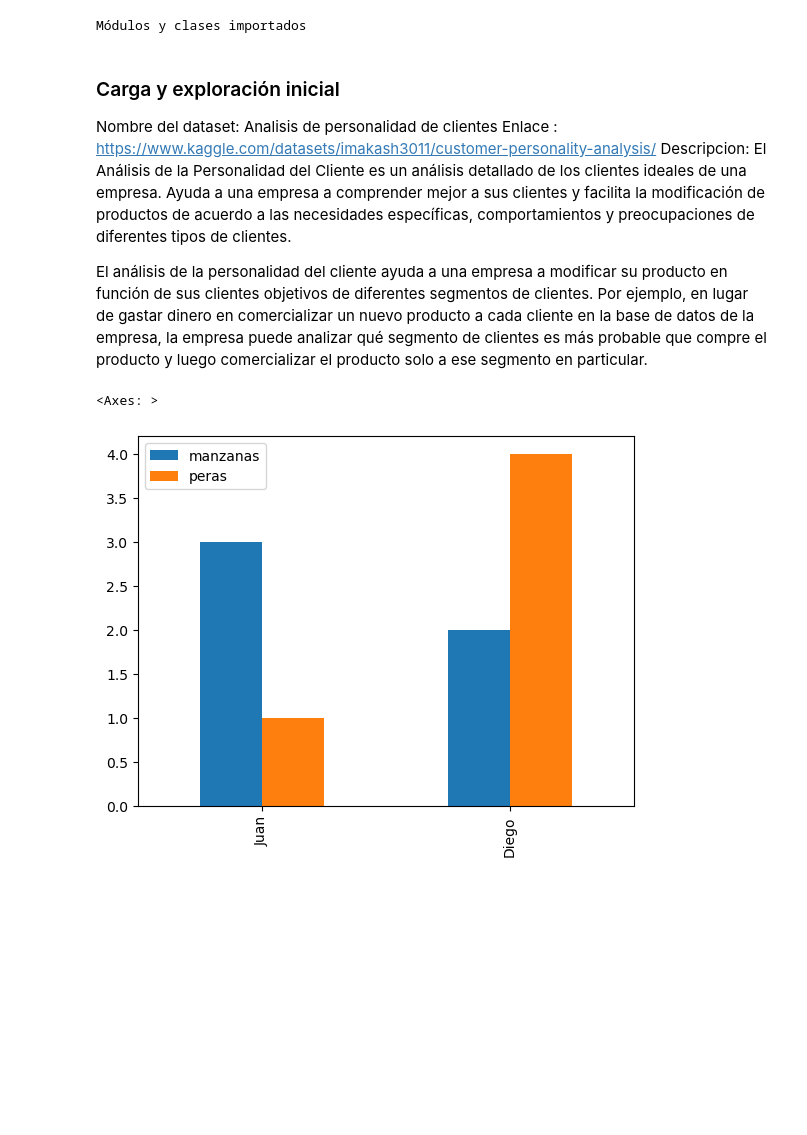
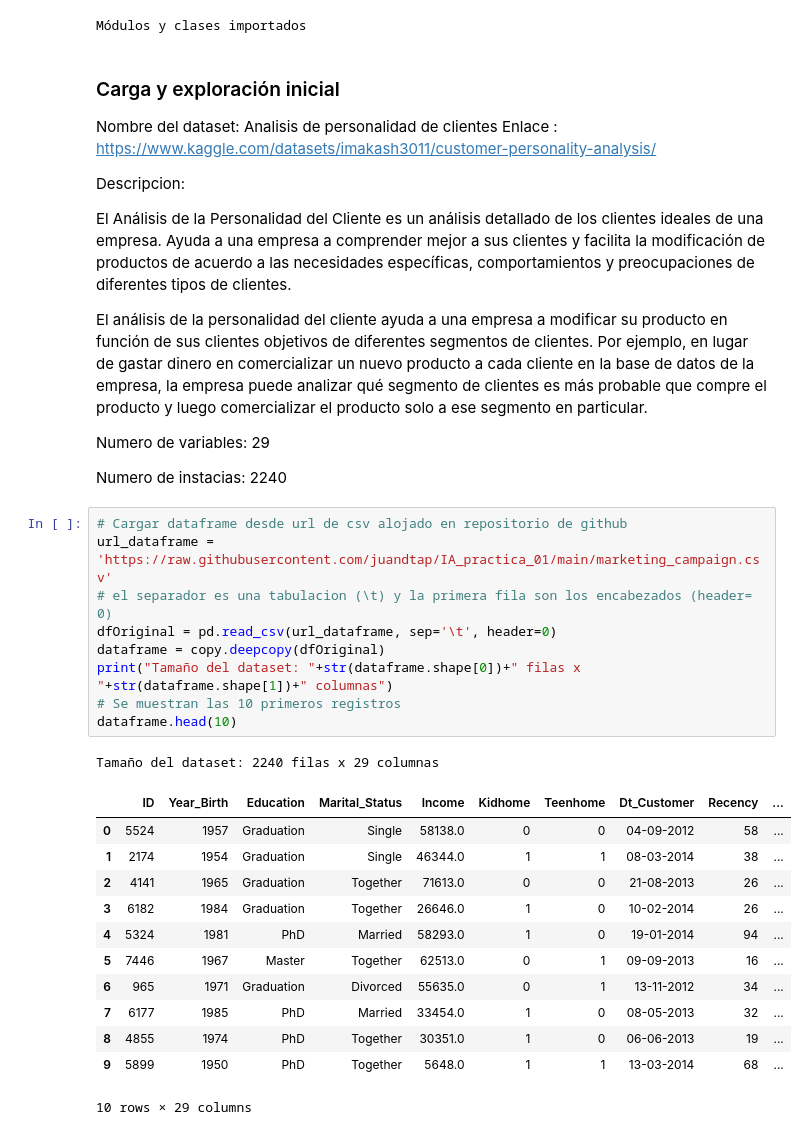
Before and after one commit to juandtap/IA_practica_01, a Jupyter notebook: practica_1_analisis_exploratorio_de_datos.ipynb, the cells around one changed output. Cells and saved outputs as stored; diff of their text form; blank space fills up the shorter version.

```diff
--- a/practica_1_analisis_exploratorio_de_datos.ipynb
+++ b/practica_1_analisis_exploratorio_de_datos.ipynb
@@ -21,11 +21,36 @@ Módulos y clases importados
 ### Carga y exploración inicial
 Nombre del dataset: Analisis de personalidad de clientes
 Enlace : https://www.kaggle.com/datasets/imakash3011/customer-personality-analysis/
+
 Descripcion:
+
 El Análisis de la Personalidad del Cliente es un análisis detallado de los clientes ideales de una empresa. Ayuda a una empresa a comprender mejor a sus clientes y facilita la modificación de productos de acuerdo a las necesidades específicas, comportamientos y preocupaciones de diferentes tipos de clientes.
 
 El análisis de la personalidad del cliente ayuda a una empresa a modificar su producto en función de sus clientes objetivos de diferentes segmentos de clientes. Por ejemplo, en lugar de gastar dinero en comercializar un nuevo producto a cada cliente en la base de datos de la empresa, la empresa puede analizar qué segmento de clientes es más probable que compre el producto y luego comercializar el producto solo a ese segmento en particular.
+
+Numero de variables: 29
+
+Numero de instacias: 2240
 # %%
+# Cargar dataframe desde url de csv alojado en repositorio de github
+url_dataframe = 'https://raw.githubusercontent.com/juandtap/IA_practica_01/main/marketing_campaign.csv'
+# el separador es una tabulacion (\t) y la primera fila son los encabezados (header= 0)
+dfOriginal = pd.read_csv(url_dataframe, sep='\t', header=0)
+dataframe = copy.deepcopy(dfOriginal)
+print("Tamaño del dataset: "+str(dataframe.shape[0])+" filas x "+str(dataframe.shape[1])+" columnas")
+# Se muestran las 10 primeros registros
+dataframe.head(10)
 # %% [output]
-<Axes: >
+Tamaño del dataset: 2240 filas x 29 columnas
-[figure, removed]
+|  | ID | Year_Birth | Education | Marital_Status | Income | Kidhome | Teenhome | Dt_Customer | Recency | ... |
+| 0 | 5524 | 1957 | Graduation | Single | 58138.0 | 0 | 0 | 04-09-2012 | 58 | ... |
+| 1 | 2174 | 1954 | Graduation | Single | 46344.0 | 1 | 1 | 08-03-2014 | 38 | ... |
+| 2 | 4141 | 1965 | Graduation | Together | 71613.0 | 0 | 0 | 21-08-2013 | 26 | ... |
+| 3 | 6182 | 1984 | Graduation | Together | 26646.0 | 1 | 0 | 10-02-2014 | 26 | ... |
+| 4 | 5324 | 1981 | PhD | Married | 58293.0 | 1 | 0 | 19-01-2014 | 94 | ... |
+| 5 | 7446 | 1967 | Master | Together | 62513.0 | 0 | 1 | 09-09-2013 | 16 | ... |
+| 6 | 965 | 1971 | Graduation | Divorced | 55635.0 | 0 | 1 | 13-11-2012 | 34 | ... |
+| 7 | 6177 | 1985 | PhD | Married | 33454.0 | 1 | 0 | 08-05-2013 | 32 | ... |
+| 8 | 4855 | 1974 | PhD | Together | 30351.0 | 1 | 0 | 06-06-2013 | 19 | ... |
+| 9 | 5899 | 1950 | PhD | Together | 5648.0 | 1 | 1 | 13-03-2014 | 68 | ... |
+10 rows × 29 columns
```
Also changed, not shown: parts of 6 cells of this notebook.
